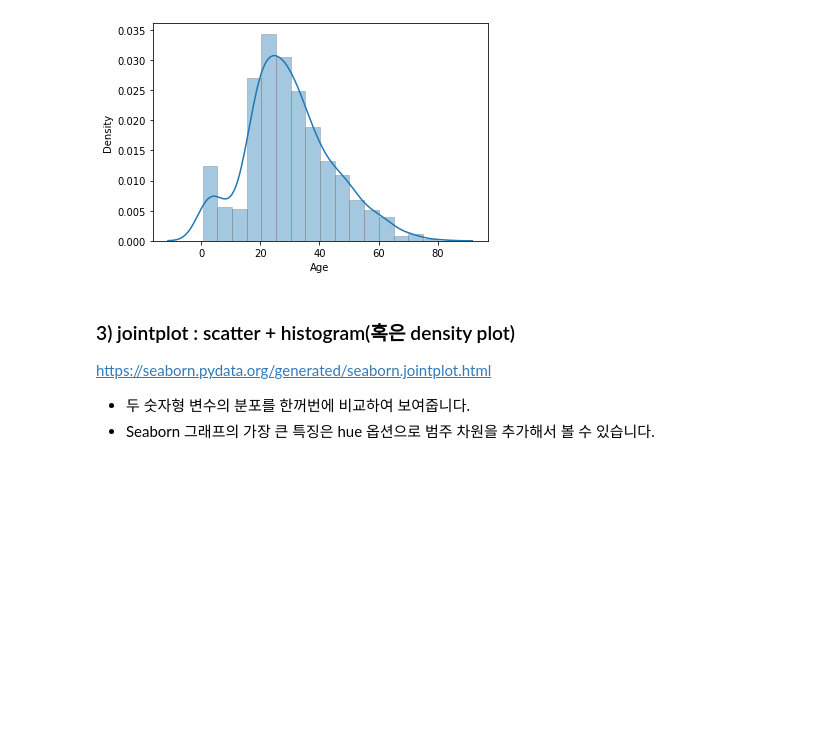
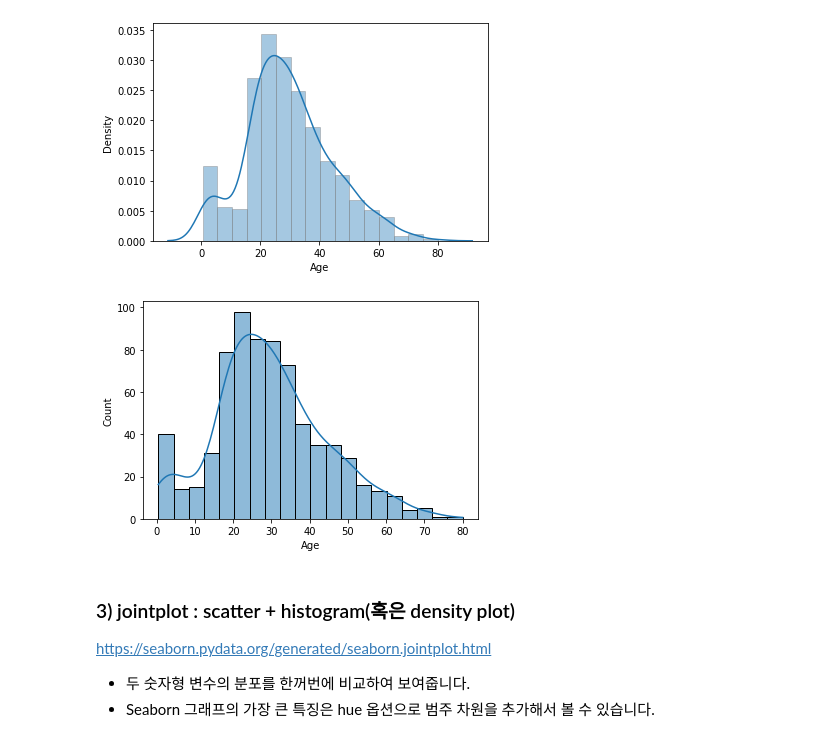
Before and after one commit to ringolove/aivle2201, a Jupyter notebook: python_visualization/07과 seaborn 다양한 차트들.ipynb, the cells around one changed output. Cells and saved outputs as stored; diff of their text form; code cells hidden in the pictures; blank space fills up the shorter version.

```diff
--- a/python_visualization/07과 seaborn 다양한 차트들.ipynb
+++ b/python_visualization/07과 seaborn 다양한 차트들.ipynb
@@ -141,6 +154,12 @@ sns.distplot(titanic['Age'], bins = 16, hist_kws = dict(edgecolor='grey'))
 plt.show()
 # %% [output]
 [figure]
+# %%
+# 앞으로는 이 코드 사용
+sns.histplot(titanic['Age'], bins = 20, kde=True)
+plt.show()
+# %% [output]
+[figure, added]
 # %% [markdown]
 ###  3) jointplot : scatter + histogram(혹은 density plot)
 
```
Also changed, not shown: parts of 8 cells of this notebook, 2 other files.
